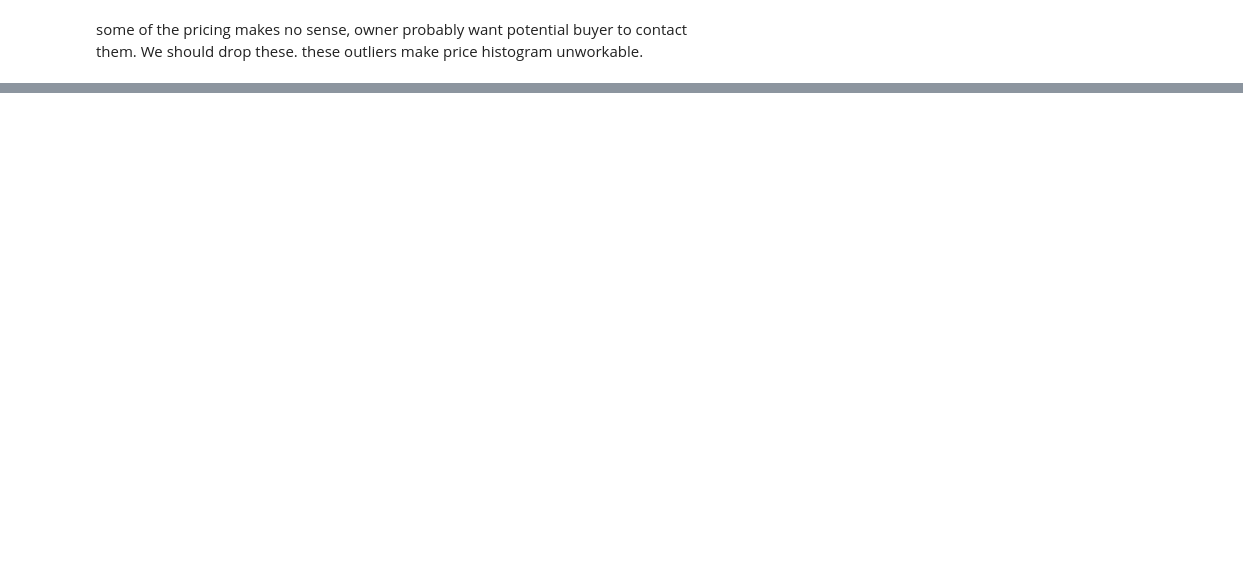
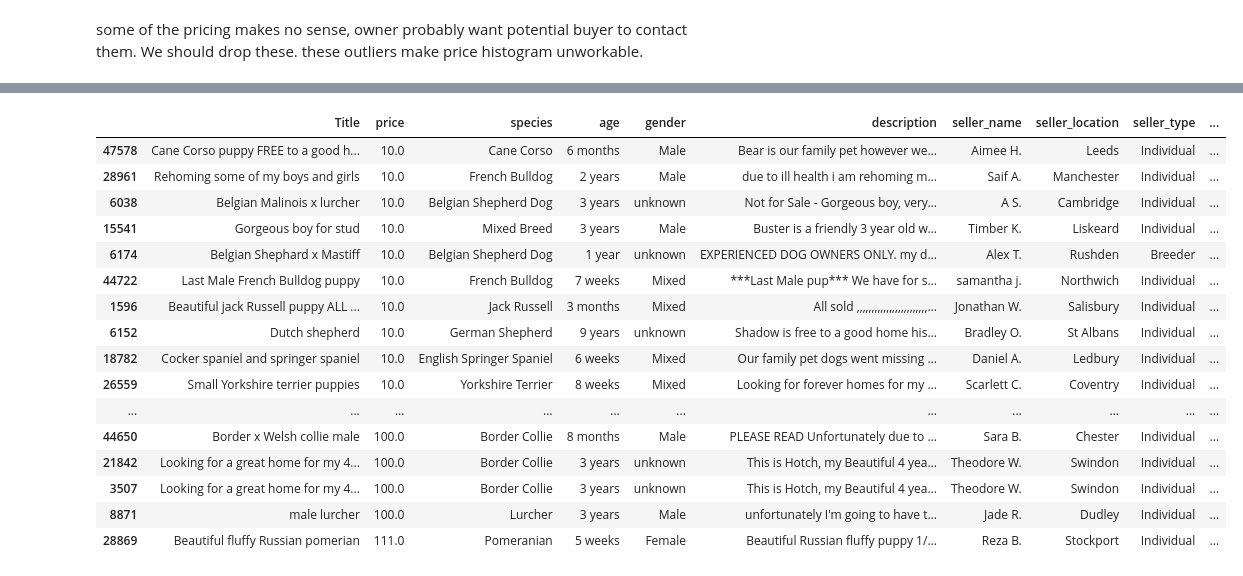
Before and after one commit to Chiuchiyin/Coding-fun, a Jupyter notebook: Pet Sale Price/EDA, data cleaning and modelling.ipynb, the cells around one changed output, grey strips where cells are left out. Cells and saved outputs as stored; diff of their text form; code cells hidden in the pictures; blank space fills up the shorter version.

```diff
--- a/Pet Sale Price/EDA, data cleaning and modelling.ipynb
+++ b/Pet Sale Price/EDA, data cleaning and modelling.ipynb
@@ -250,0 +364,20 @@ KeyError: False
+# %%
+sale.loc[sale['pet_type'] == 'dogs' ].sort_values(by=['price'], ascending=True).head(30)
+# %% [output]
+|  | Title | price | species | age | gender | description | seller_name | seller_location | seller_type | ... |
+| 47578 | Cane Corso puppy FREE to a good h... | 10.0 | Cane Corso | 6 months | Male | Bear is our family pet however we... | Aimee H. | Leeds | Individual | ... |
+| 28961 | Rehoming some of my boys and girls | 10.0 | French Bulldog | 2 years | Male | due to ill health i am rehoming m... | Saif A. | Manchester | Individual | ... |
+| 6038 | Belgian Malinois x lurcher | 10.0 | Belgian Shepherd Dog | 3 years | unknown | Not for Sale - Gorgeous boy, very... | A S. | Cambridge | Individual | ... |
+| 15541 | Gorgeous boy for stud | 10.0 | Mixed Breed | 3 years | Male | Buster is a friendly 3 year old w... | Timber K. | Liskeard | Individual | ... |
+| 6174 | Belgian Shephard x Mastiff | 10.0 | Belgian Shepherd Dog | 1 year | unknown | EXPERIENCED DOG OWNERS ONLY. my d... | Alex T. | Rushden | Breeder | ... |
+| 44722 | Last Male French Bulldog puppy | 10.0 | French Bulldog | 7 weeks | Mixed | ***Last Male pup*** We have for s... | samantha j. | Northwich | Individual | ... |
+| 1596 | Beautiful jack Russell puppy ALL ... | 10.0 | Jack Russell | 3 months | Mixed | All sold ,,,,,,,,,,,,,,,,,,,,,,,,... | Jonathan W. | Salisbury | Individual | ... |
+| 6152 | Dutch shepherd | 10.0 | German Shepherd | 9 years | unknown | Shadow is free to a good home his... | Bradley O. | St Albans | Individual | ... |
+| 18782 | Cocker spaniel and springer spaniel | 10.0 | English Springer Spaniel | 6 weeks | Mixed | Our family pet dogs went missing ... | Daniel A. | Ledbury | Individual | ... |
+| 26559 | Small Yorkshire terrier puppies | 10.0 | Yorkshire Terrier | 8 weeks | Mixed | Looking for forever homes for my ... | Scarlett C. | Coventry | Individual | ... |
+| ... | ... | ... | ... | ... | ... | ... | ... | ... | ... | ... |
+| 44650 | Border x Welsh collie male | 100.0 | Border Collie | 8 months | Male | PLEASE READ Unfortunately due to ... | Sara B. | Chester | Individual | ... |
+| 21842 | Looking for a great home for my 4... | 100.0 | Border Collie | 3 years | unknown | This is Hotch, my Beautiful 4 yea... | Theodore W. | Swindon | Individual | ... |
+| 3507 | Looking for a great home for my 4... | 100.0 | Border Collie | 3 years | unknown | This is Hotch, my Beautiful 4 yea... | Theodore W. | Swindon | Individual | ... |
+| 8871 | male lurcher | 100.0 | Lurcher | 3 years | Male | unfortunately I'm going to have t... | Jade R. | Dudley | Individual | ... |
+| 28869 | Beautiful fluffy Russian pomerian | 111.0 | Pomeranian | 5 weeks | Female | Beautiful Russian fluffy puppy 1/... | Reza B. | Stockport | Individual | ... |
```
Also changed, not shown: parts of 37 cells of this notebook, 2 other files.
